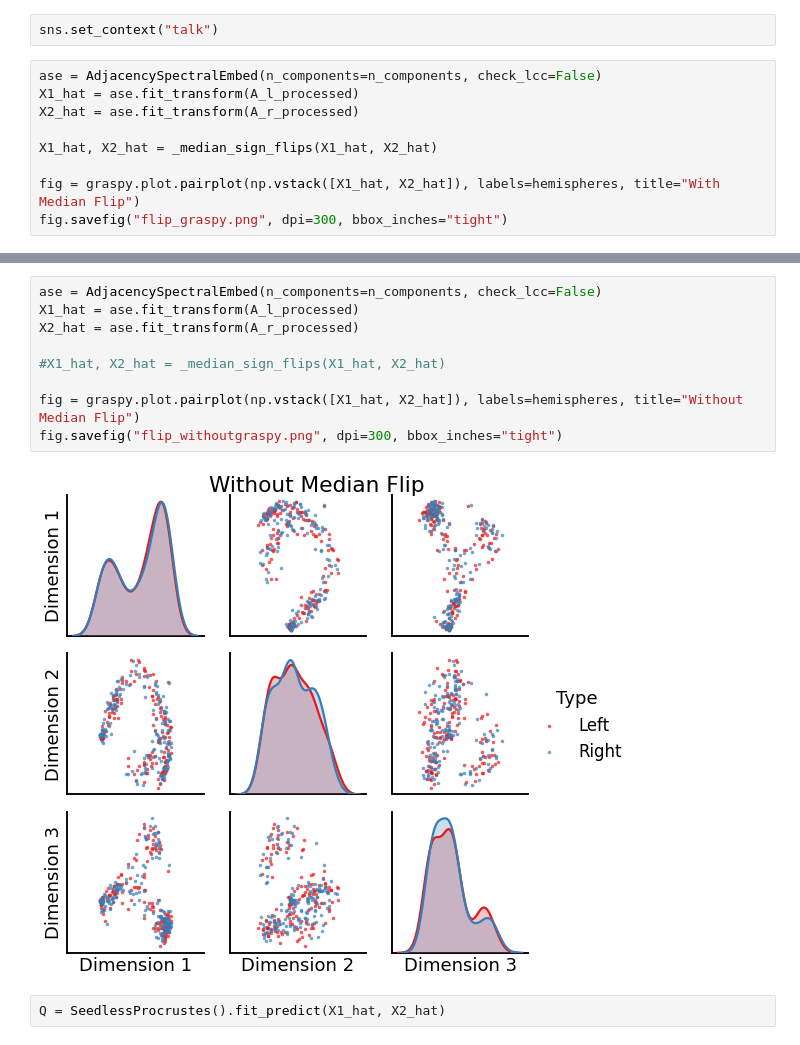
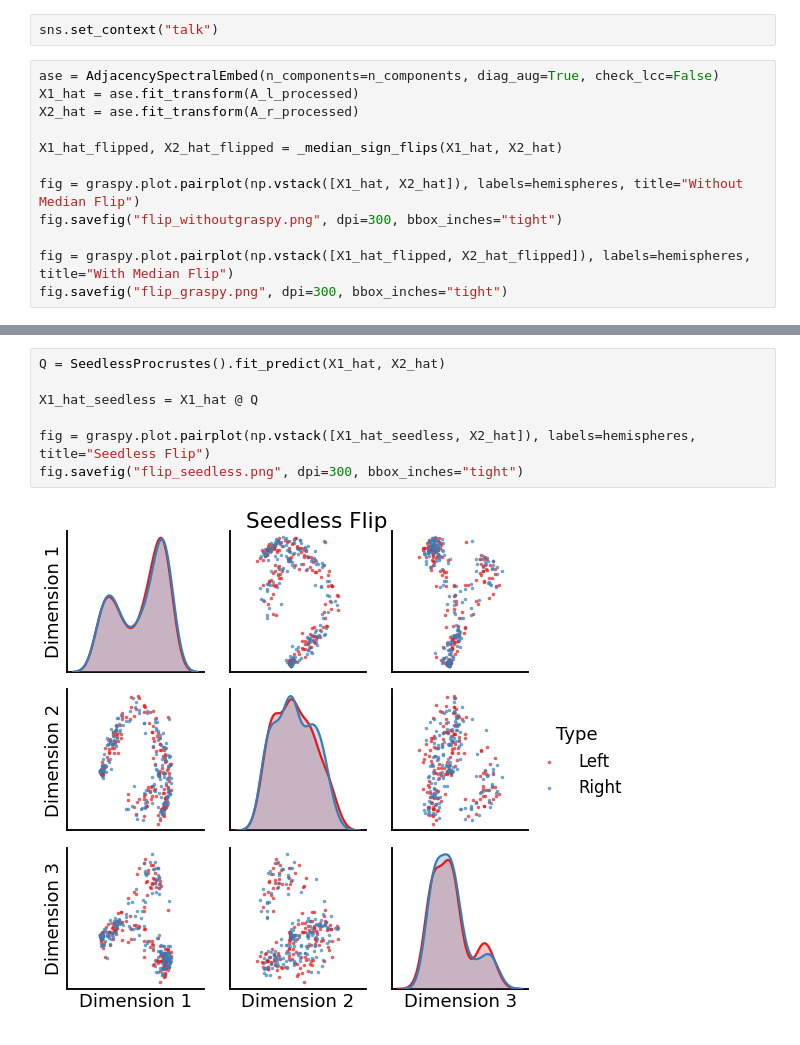
Before and after one commit to neurodata/j1c-experiments, a Jupyter notebook: ldt/drosophila.ipynb, the cells around one changed output, grey strips where cells are left out. Drawn from its saved outputs; the diff is of its cells as text.

```diff
--- a/ldt/drosophila.ipynb
+++ b/ldt/drosophila.ipynb
@@ -76,12 +80,15 @@ print(n_components)
 # %%
 sns.set_context("talk")
 # %%
-ase = AdjacencySpectralEmbed(n_components=n_components, check_lcc=False)
+ase = AdjacencySpectralEmbed(n_components=n_components, diag_aug=True, check_lcc=False)
 X1_hat = ase.fit_transform(A_l_processed)
 X2_hat = ase.fit_transform(A_r_processed)
 
-X1_hat, X2_hat = _median_sign_flips(X1_hat, X2_hat)
+X1_hat_flipped, X2_hat_flipped = _median_sign_flips(X1_hat, X2_hat)
 
-fig = graspy.plot.pairplot(np.vstack([X1_hat, X2_hat]), labels=hemispheres, title="With Median Flip")
+fig = graspy.plot.pairplot(np.vstack([X1_hat, X2_hat]), labels=hemispheres, title="Without Median Flip")
+fig.savefig("flip_withoutgraspy.png", dpi=300, bbox_inches="tight")
+
+fig = graspy.plot.pairplot(np.vstack([X1_hat_flipped, X2_hat_flipped]), labels=hemispheres, title="With Median Flip")
 fig.savefig("flip_graspy.png", dpi=300, bbox_inches="tight")
 # %% [output]
@@ -89,13 +97,9 @@ fig.savefig("flip_graspy.png", dpi=300, bbox_inches="tight")
 # %%
-ase = AdjacencySpectralEmbed(n_components=n_components, check_lcc=False)
-X1_hat = ase.fit_transform(A_l_processed)
-X2_hat = ase.fit_transform(A_r_processed)
+Q = SeedlessProcrustes().fit_predict(X1_hat, X2_hat)
 
-#X1_hat, X2_hat = _median_sign_flips(X1_hat, X2_hat)
+X1_hat_seedless = X1_hat @ Q
 
-fig = graspy.plot.pairplot(np.vstack([X1_hat, X2_hat]), labels=hemispheres, title="Without Median Flip")
-fig.savefig("flip_withoutgraspy.png", dpi=300, bbox_inches="tight")
+fig = graspy.plot.pairplot(np.vstack([X1_hat_seedless, X2_hat]), labels=hemispheres, title="Seedless Flip")
+fig.savefig("flip_seedless.png", dpi=300, bbox_inches="tight")
 # %% [output]
-[figure, old version]
+[figure, new version]
-# %%
-Q = SeedlessProcrustes().fit_predict(X1_hat, X2_hat)
```
Also changed, not shown: parts of 8 cells of this notebook, 3 other files.
